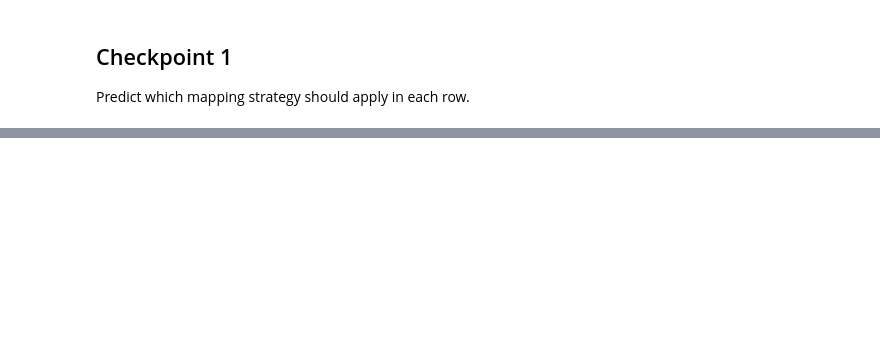
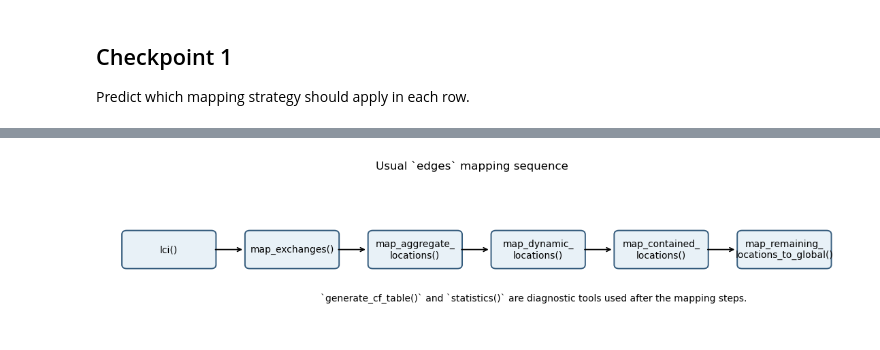
Before and after one commit to romainsacchi/barcelona-regionalized-lcia, a Jupyter notebook: tutorials/DAY 2/D2-04 Spatial matching and fallback logic.ipynb, the cells around one changed output, grey strips where cells are left out. Drawn from its saved outputs; the diff is of its cells as text; code cells hidden in the pictures; blank space fills up the shorter version.

```diff
--- a/tutorials/DAY 2/D2-04 Spatial matching and fallback logic.ipynb
+++ b/tutorials/DAY 2/D2-04 Spatial matching and fallback logic.ipynb
@@ -300,0 +141,39 @@ After this notebook, you should now be able to:
+# %%
+import matplotlib.pyplot as plt
+from matplotlib.patches import FancyBboxPatch
+
+steps = [
+    'lci()',
+    'map_exchanges()',
+    'map_aggregate_\nlocations()',
+    'map_dynamic_\nlocations()',
+    'map_contained_\nlocations()',
+    'map_remaining_\nlocations_to_global()',
+]
+
+fig, ax = plt.subplots(figsize=(14, 2.8))
+ax.set_xlim(0, len(steps) * 2)
+ax.set_ylim(0, 3)
+ax.axis('off')
+
+for i, step in enumerate(steps):
+    x = 0.35 + i * 2
+    box = FancyBboxPatch(
+        (x, 1.2),
+        1.45,
+        0.7,
+        boxstyle='round,pad=0.04,rounding_size=0.08',
+        linewidth=1.4,
+        edgecolor='#355C7D',
+        facecolor='#E8F1F7',
+    )
+    ax.add_patch(box)
+    ax.text(x + 0.725, 1.55, step, ha='center', va='center', fontsize=10)
+    if i < len(steps) - 1:
+        ax.annotate('', xy=(x + 1.95, 1.55), xytext=(x + 1.45, 1.55), arrowprops=dict(arrowstyle='->', lw=1.3))
+
+ax.text(7, 0.55, '`generate_cf_table()` and `statistics()` are diagnostic tools used after the mapping steps.', ha='center', va='center', fontsize=10)
+plt.title('Usual `edges` mapping sequence', pad=10)
+plt.show()
+# %% [output]
+[figure, added]
```
Also changed, not shown: parts of 50 cells of this notebook, 6 other files.
